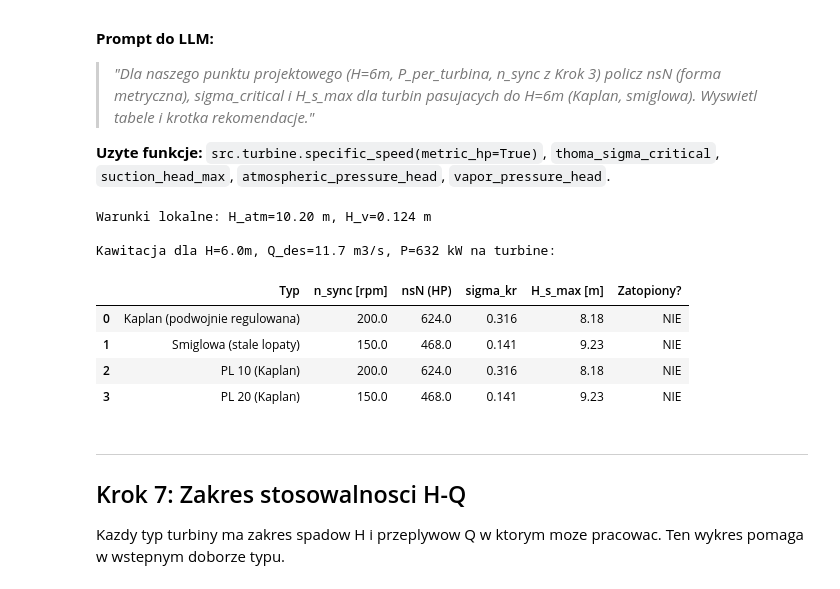
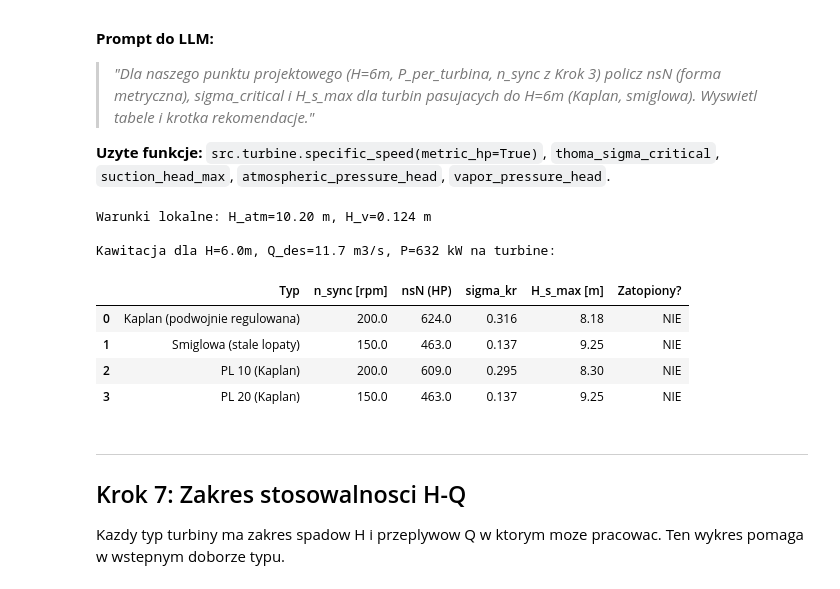
Before and after one commit to amachalski/hydropower-notebooks, a Jupyter notebook: notebooks/07_turbine_efficiency.ipynb, the cells around one changed output. Saved outputs shown, nothing was run; the diff lists cells and outputs as text; code cells hidden in the pictures.

```diff
--- a/notebooks/07_turbine_efficiency.ipynb
+++ b/notebooks/07_turbine_efficiency.ipynb
@@ -631,37 +631,38 @@ for name, t in TURBINE_CATALOG.items():
     H_min, H_max = t.H_range
     if not (H_min <= H <= H_max):
         continue  # pomin nieodpowiednie do naszego H
     D1 = float(np.sqrt(Q_des / (t.Q11 * np.sqrt(H))))
     n_raw = t.n11 * np.sqrt(H) / D1
     n_sync, poles = synchronous_speed(n_raw, mode='nearest')
-    nsN_hp = specific_speed(n_sync, P_per_kw, H, metric_hp=True)
+    P_kw = 998 * 9.81 * Q_des * H * t.eta_peak / 1000  # moc wg eta_peak danego typu
+    nsN_hp = specific_speed(n_sync, P_kw, H, metric_hp=True)
 
     try:
         sigma_c = thoma_sigma_critical(nsN_hp, name)
     except ValueError:
         continue
     H_s_max = suction_head_max(nsN_hp, H, name, elevation_m=ELEVATION_M, water_temp_C=WATER_TEMP_C)
     rows.append({
         'Typ': t.name_pl,
         'n_sync [rpm]': round(n_sync, 0),
         'nsN (HP)': round(nsN_hp, 0),
         'sigma_kr': round(sigma_c, 3),
         'H_s_max [m]': round(H_s_max, 2),
         'Zatopiony?': 'NIE' if H_s_max > 0 else f'TAK (min. {-H_s_max:.2f} m ponizej WD)',
     })
 
 df_cav = pd.DataFrame(rows)
 print(f'\nKawitacja dla H={H}m, Q_des={Q_des} m3/s, P={P_per_kw:.0f} kW na turbine:')
 df_cav
 # %% [output]
 Warunki lokalne: H_atm=10.20 m, H_v=0.124 m
 
 Kawitacja dla H=6.0m, Q_des=11.7 m3/s, P=632 kW na turbine:
 |  | Typ | n_sync [rpm] | nsN (HP) | sigma_kr | H_s_max [m] | Zatopiony? |
 | 0 | Kaplan (podwojnie regulowana) | 200.0 | 624.0 | 0.316 | 8.18 | NIE |
-| 1 | Smiglowa (stale lopaty) | 150.0 | 468.0 | 0.141 | 9.23 | NIE |
-| 2 | PL 10 (Kaplan) | 200.0 | 624.0 | 0.316 | 8.18 | NIE |
-| 3 | PL 20 (Kaplan) | 150.0 | 468.0 | 0.141 | 9.23 | NIE |
+| 1 | Smiglowa (stale lopaty) | 150.0 | 463.0 | 0.137 | 9.25 | NIE |
+| 2 | PL 10 (Kaplan) | 200.0 | 609.0 | 0.295 | 8.30 | NIE |
+| 3 | PL 20 (Kaplan) | 150.0 | 463.0 | 0.137 | 9.25 | NIE |
 # %% [markdown]
 ---
 ## Krok 7: Zakres stosowalnosci H-Q
```
Also changed, not shown: parts of 2 cells of this notebook, 5 other files.
